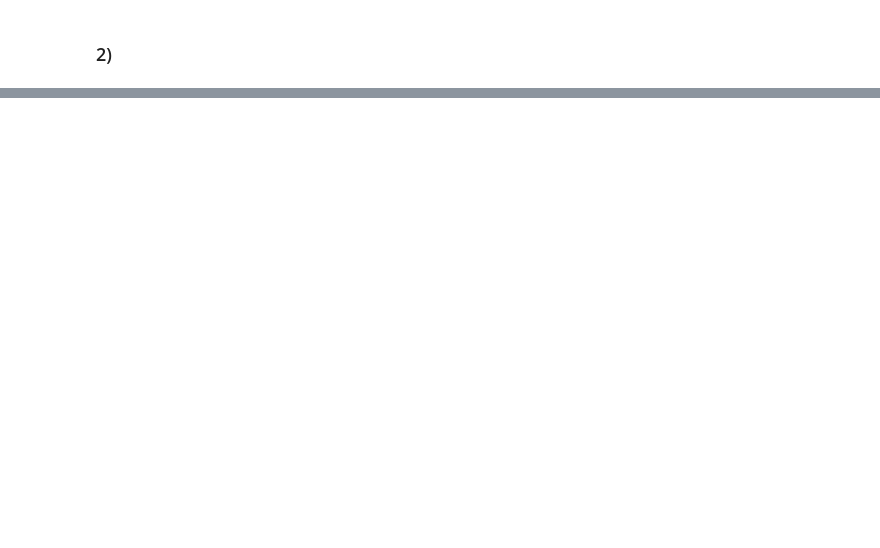
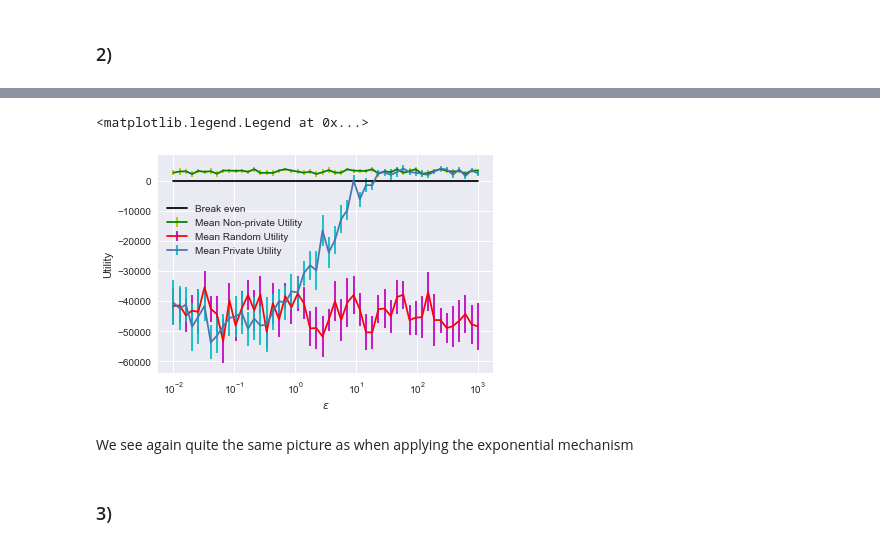
Before and after one commit to aleksaw/ml-society-science, a Jupyter notebook: src/project-1/Project-submission.ipynb, the cells around one changed output, grey strips where cells are left out. Cells and saved outputs as stored; diff of their text form; code cells hidden in the pictures; blank space fills up the shorter version.

```diff
--- a/src/project-1/Project-submission.ipynb
+++ b/src/project-1/Project-submission.ipynb
@@ -838,0 +1019,16 @@ It would have to compromise privacy that anyone could find out if you are or are
+# %%
+plt.errorbar(epsilon, utility_mean, yerr=utility_std, ecolor='y', label="Mean Non-private Utility", color='g')
+plt.errorbar(epsilon, rutility_mean, yerr=rutility_std, ecolor='m', label="Mean Random Utility", color='r')
+plt.errorbar(epsilon, putility_mean, yerr=putility_std, ecolor='c', label="Mean Private Utility")
+plt.plot(epsilon, np.zeros(es), 'k-', label="Break even")
+plt.xscale('log')
+plt.xlabel(r"$\epsilon$")
+plt.ylabel("Utility")
+plt.legend(bbox_to_anchor=(0, 0.5), loc='lower left')
+# %% [output]
+<matplotlib.legend.Legend at 0x...>
+[figure, added]
+# %% [markdown]
+We see again quite the same picture as when applying the exponential mechanism
+# %% [markdown]
+### 3)
```
Also changed, not shown: parts of 19 cells of this notebook, 6 other files.
